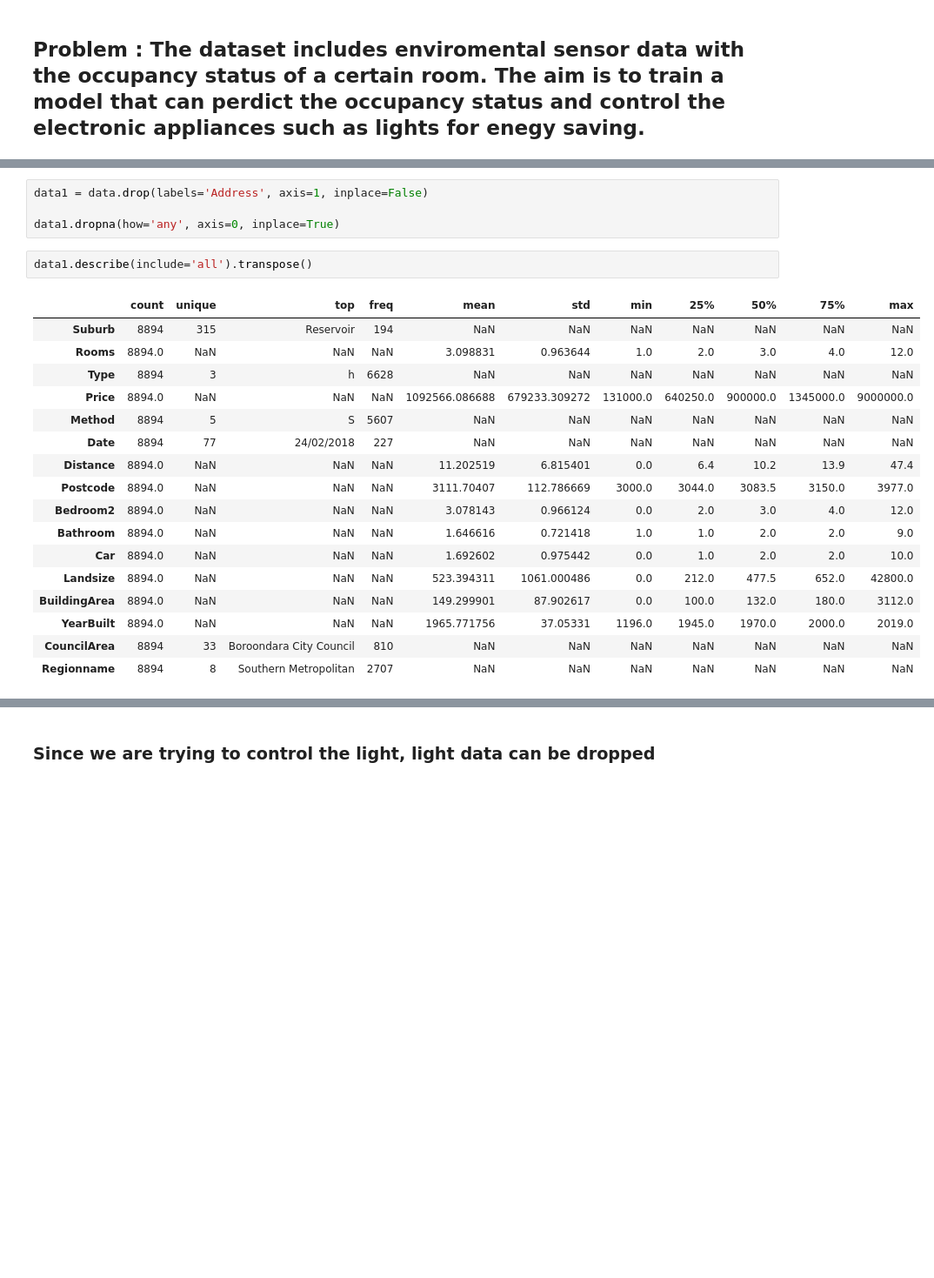
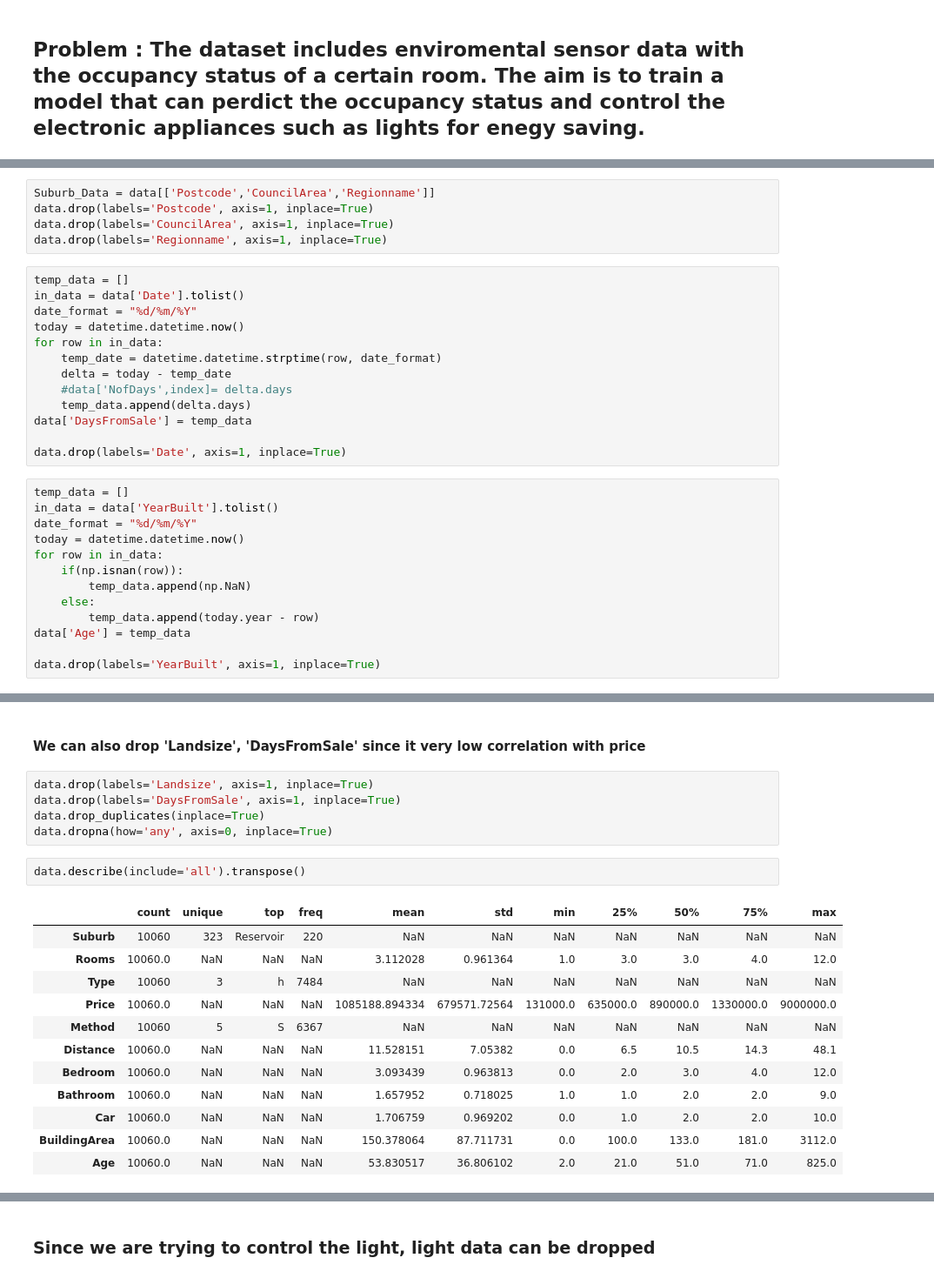
Before and after one commit to pldrobot/ML_Course_Submissions, a Jupyter notebook: Project/Project_Model _Train.ipynb, the cells around one changed output, grey strips where cells are left out. Shown: that part at 87% size. Saved outputs shown, nothing was run; the diff lists cells and outputs as text; blank space fills up the shorter version.

```diff
--- a/Project/Project_Model _Train.ipynb
+++ b/Project/Project_Model _Train.ipynb
@@ -73,0 +75,31 @@ data.drop_duplicates(inplace=True)
+# %%
+Suburb_Data = data[['Postcode','CouncilArea','Regionname']]
+data.drop(labels='Postcode', axis=1, inplace=True)
+data.drop(labels='CouncilArea', axis=1, inplace=True)
+data.drop(labels='Regionname', axis=1, inplace=True)
+# %%
+temp_data = []
+in_data = data['Date'].tolist()
+date_format = "%d/%m/%Y"
+today = datetime.datetime.now()
+for row in in_data:
+    temp_date = datetime.datetime.strptime(row, date_format)
+    delta = today - temp_date
+    #data['NofDays',index]= delta.days
+    temp_data.append(delta.days)
+data['DaysFromSale'] = temp_data
+
+data.drop(labels='Date', axis=1, inplace=True)
+# %%
+temp_data = []
+in_data = data['YearBuilt'].tolist()
+date_format = "%d/%m/%Y"
+today = datetime.datetime.now()
+for row in in_data:
+    if(np.isnan(row)):
+        temp_data.append(np.NaN)
+    else:
+        temp_data.append(today.year - row)
+data['Age'] = temp_data
+
+data.drop(labels='YearBuilt', axis=1, inplace=True)
@@ -74,24 +125,22 @@ data.drop_duplicates(inplace=True)
+# %% [markdown]
+#### We can also drop 'Landsize', 'DaysFromSale' since it very low correlation with price
 # %%
-data1 = data.drop(labels='Address', axis=1, inplace=False)
-
-data1.dropna(how='any', axis=0, inplace=True)
+data.drop(labels='Landsize', axis=1, inplace=True)
+data.drop(labels='DaysFromSale', axis=1, inplace=True)
+data.drop_duplicates(inplace=True)
+data.dropna(how='any', axis=0, inplace=True)
 # %%
-data1.describe(include='all').transpose()
+data.describe(include='all').transpose()
 # %% [output]
 |  | count | unique | top | freq | mean | std | min | 25% | 50% | 75% | max |
-| Suburb | 8894 | 315 | Reservoir | 194 | NaN | NaN | NaN | NaN | NaN | NaN | NaN |
-| Rooms | 8894.0 | NaN | NaN | NaN | 3.098831 | 0.963644 | 1.0 | 2.0 | 3.0 | 4.0 | 12.0 |
-| Type | 8894 | 3 | h | 6628 | NaN | NaN | NaN | NaN | NaN | NaN | NaN |
-| Price | 8894.0 | NaN | NaN | NaN | 1092566.086688 | 679233.309272 | 131000.0 | 640250.0 | 900000.0 | 1345000.0 | 9000000.0 |
-| Method | 8894 | 5 | S | 5607 | NaN | NaN | NaN | NaN | NaN | NaN | NaN |
-| Date | 8894 | 77 | 24/02/2018 | 227 | NaN | NaN | NaN | NaN | NaN | NaN | NaN |
-| Distance | 8894.0 | NaN | NaN | NaN | 11.202519 | 6.815401 | 0.0 | 6.4 | 10.2 | 13.9 | 47.4 |
-| Postcode | 8894.0 | NaN | NaN | NaN | 3111.70407 | 112.786669 | 3000.0 | 3044.0 | 3083.5 | 3150.0 | 3977.0 |
-| Bedroom2 | 8894.0 | NaN | NaN | NaN | 3.078143 | 0.966124 | 0.0 | 2.0 | 3.0 | 4.0 | 12.0 |
-| Bathroom | 8894.0 | NaN | NaN | NaN | 1.646616 | 0.721418 | 1.0 | 1.0 | 2.0 | 2.0 | 9.0 |
-| Car | 8894.0 | NaN | NaN | NaN | 1.692602 | 0.975442 | 0.0 | 1.0 | 2.0 | 2.0 | 10.0 |
-| Landsize | 8894.0 | NaN | NaN | NaN | 523.394311 | 1061.000486 | 0.0 | 212.0 | 477.5 | 652.0 | 42800.0 |
-| BuildingArea | 8894.0 | NaN | NaN | NaN | 149.299901 | 87.902617 | 0.0 | 100.0 | 132.0 | 180.0 | 3112.0 |
-| YearBuilt | 8894.0 | NaN | NaN | NaN | 1965.771756 | 37.05331 | 1196.0 | 1945.0 | 1970.0 | 2000.0 | 2019.0 |
-| CouncilArea | 8894 | 33 | Boroondara City Council | 810 | NaN | NaN | NaN | NaN | NaN | NaN | NaN |
-| Regionname | 8894 | 8 | Southern Metropolitan | 2707 | NaN | NaN | NaN | NaN | NaN | NaN | NaN |
+| Suburb | 10060 | 323 | Reservoir | 220 | NaN | NaN | NaN | NaN | NaN | NaN | NaN |
+| Rooms | 10060.0 | NaN | NaN | NaN | 3.112028 | 0.961364 | 1.0 | 3.0 | 3.0 | 4.0 | 12.0 |
+| Type | 10060 | 3 | h | 7484 | NaN | NaN | NaN | NaN | NaN | NaN | NaN |
+| Price | 10060.0 | NaN | NaN | NaN | 1085188.894334 | 679571.72564 | 131000.0 | 635000.0 | 890000.0 | 1330000.0 | 9000000.0 |
+| Method | 10060 | 5 | S | 6367 | NaN | NaN | NaN | NaN | NaN | NaN | NaN |
+| Distance | 10060.0 | NaN | NaN | NaN | 11.528151 | 7.05382 | 0.0 | 6.5 | 10.5 | 14.3 | 48.1 |
+| Bedroom | 10060.0 | NaN | NaN | NaN | 3.093439 | 0.963813 | 0.0 | 2.0 | 3.0 | 4.0 | 12.0 |
+| Bathroom | 10060.0 | NaN | NaN | NaN | 1.657952 | 0.718025 | 1.0 | 1.0 | 2.0 | 2.0 | 9.0 |
+| Car | 10060.0 | NaN | NaN | NaN | 1.706759 | 0.969202 | 0.0 | 1.0 | 2.0 | 2.0 | 10.0 |
+| BuildingArea | 10060.0 | NaN | NaN | NaN | 150.378064 | 87.711731 | 0.0 | 100.0 | 133.0 | 181.0 | 3112.0 |
+| Age | 10060.0 | NaN | NaN | NaN | 53.830517 | 36.806102 | 2.0 | 21.0 | 51.0 | 71.0 | 825.0 |
```
Also changed, not shown: parts of 14 cells of this notebook, 1 other file.
